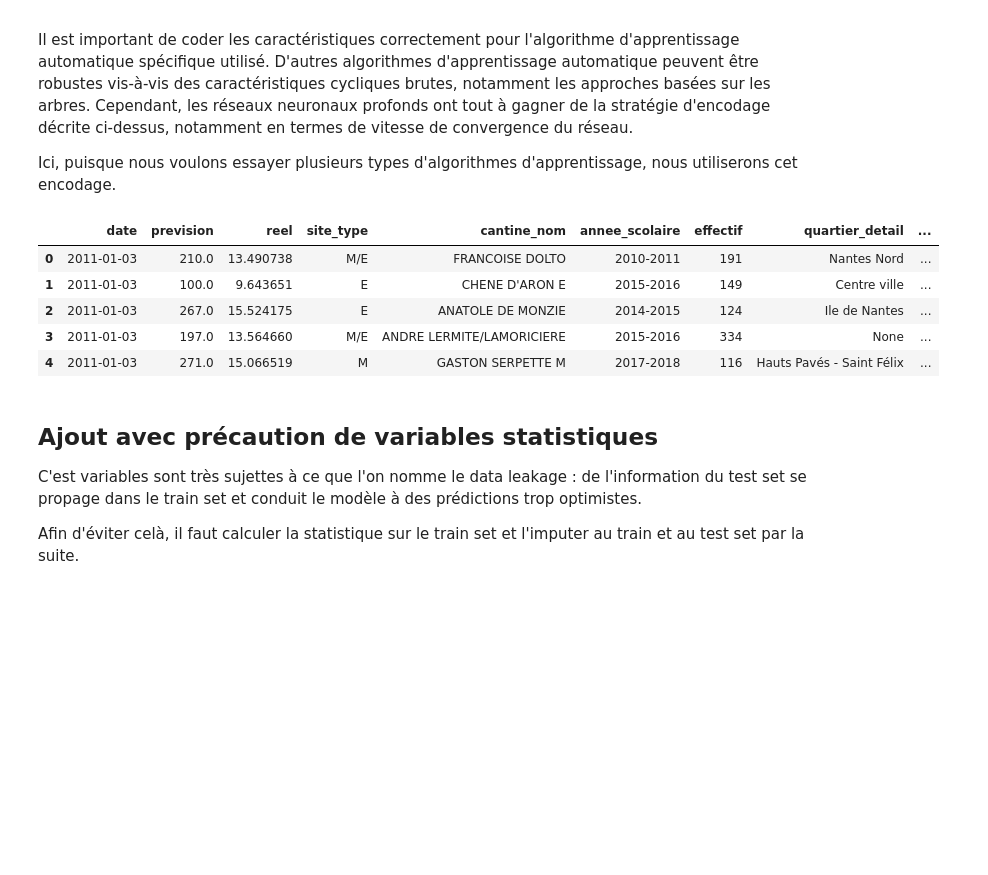
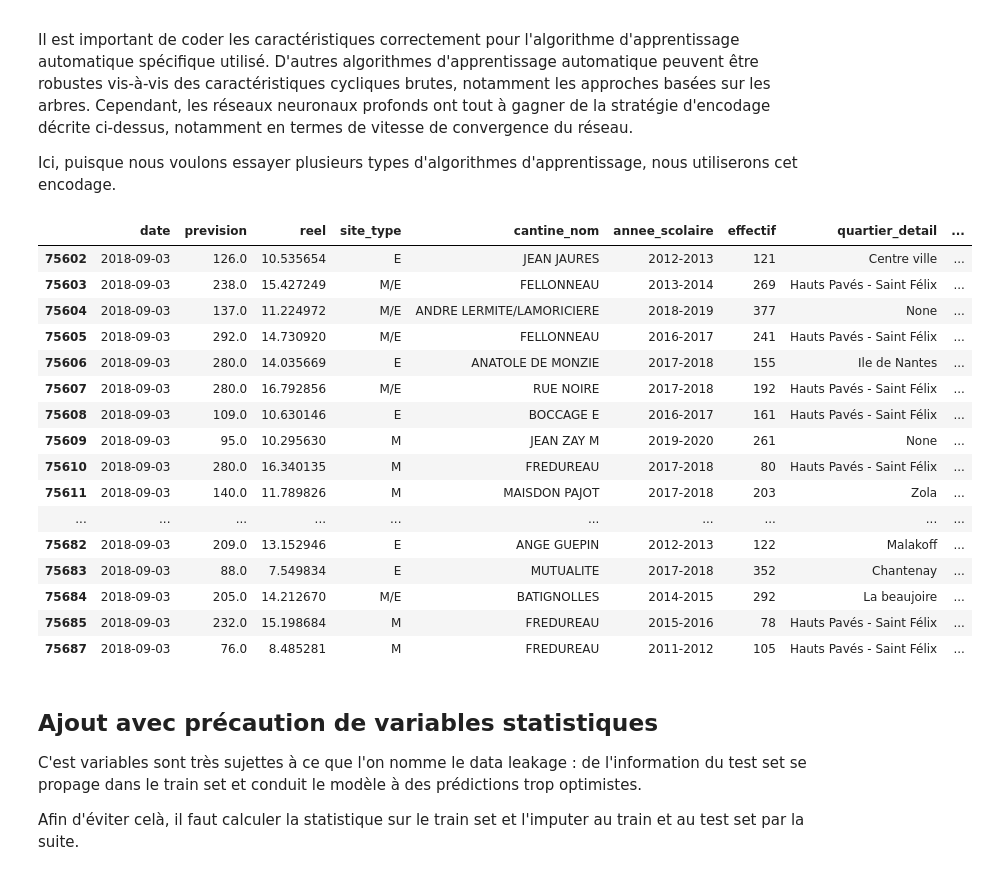
Before and after one commit to qangelot/projet_Nantes, a Jupyter notebook: research/features_engineering.ipynb, the cells around one changed output. Saved outputs shown, nothing was run; the diff lists cells and outputs as text; code cells hidden in the pictures; blank space fills up the shorter version.

```diff
--- a/research/features_engineering.ipynb
+++ b/research/features_engineering.ipynb
@@ -14,7 +14,7 @@ pd.set_option('display.max_rows', None)
 import time
 start_time = time.time()
 
-conn = sql.connect('frequentation_dtwh.db')
+conn = sql.connect('databases/frequentation_dtwh.db')
 cursor = conn.cursor()
 
 SQL_Query = pd.read_sql_query(
@@ -181,14 +181,25 @@ for col in ['month', 'day', 'day_of_week', 'day_of_year', 'quarter', 'week', 'we
 # as we will need it later on
 data['week'] = data.date.dt.isocalendar().week
 # %%
-data.head()
+data.loc[data['date']=='2018-09-03']
 # %% [output]
 |  | date | prevision | reel | site_type | cantine_nom | annee_scolaire | effectif | quartier_detail | ... |
-| 0 | 2011-01-03 | 210.0 | 13.490738 | M/E | FRANCOISE DOLTO | 2010-2011 | 191 | Nantes Nord | ... |
-| 1 | 2011-01-03 | 100.0 | 9.643651 | E | CHENE D'ARON E | 2015-2016 | 149 | Centre ville | ... |
-| 2 | 2011-01-03 | 267.0 | 15.524175 | E | ANATOLE DE MONZIE | 2014-2015 | 124 | Ile de Nantes | ... |
-| 3 | 2011-01-03 | 197.0 | 13.564660 | M/E | ANDRE LERMITE/LAMORICIERE | 2015-2016 | 334 | None | ... |
-| 4 | 2011-01-03 | 271.0 | 15.066519 | M | GASTON SERPETTE M | 2017-2018 | 116 | Hauts Pavés - Saint Félix | ... |
+| 75602 | 2018-09-03 | 126.0 | 10.535654 | E | JEAN JAURES | 2012-2013 | 121 | Centre ville | ... |
+| 75603 | 2018-09-03 | 238.0 | 15.427249 | M/E | FELLONNEAU | 2013-2014 | 269 | Hauts Pavés - Saint Félix | ... |
+| 75604 | 2018-09-03 | 137.0 | 11.224972 | M/E | ANDRE LERMITE/LAMORICIERE | 2018-2019 | 377 | None | ... |
+| 75605 | 2018-09-03 | 292.0 | 14.730920 | M/E | FELLONNEAU | 2016-2017 | 241 | Hauts Pavés - Saint Félix | ... |
+| 75606 | 2018-09-03 | 280.0 | 14.035669 | E | ANATOLE DE MONZIE | 2017-2018 | 155 | Ile de Nantes | ... |
+| 75607 | 2018-09-03 | 280.0 | 16.792856 | M/E | RUE NOIRE | 2017-2018 | 192 | Hauts Pavés - Saint Félix | ... |
+| 75608 | 2018-09-03 | 109.0 | 10.630146 | E | BOCCAGE E | 2016-2017 | 161 | Hauts Pavés - Saint Félix | ... |
+| 75609 | 2018-09-03 | 95.0 | 10.295630 | M | JEAN ZAY M | 2019-2020 | 261 | None | ... |
+| 75610 | 2018-09-03 | 280.0 | 16.340135 | M | FREDUREAU | 2017-2018 | 80 | Hauts Pavés - Saint Félix | ... |
+| 75611 | 2018-09-03 | 140.0 | 11.789826 | M | MAISDON PAJOT | 2017-2018 | 203 | Zola | ... |
+| ... | ... | ... | ... | ... | ... | ... | ... | ... | ... |
+| 75682 | 2018-09-03 | 209.0 | 13.152946 | E | ANGE GUEPIN | 2012-2013 | 122 | Malakoff | ... |
+| 75683 | 2018-09-03 | 88.0 | 7.549834 | E | MUTUALITE | 2017-2018 | 352 | Chantenay | ... |
+| 75684 | 2018-09-03 | 205.0 | 14.212670 | M/E | BATIGNOLLES | 2014-2015 | 292 | La beaujoire | ... |
+| 75685 | 2018-09-03 | 232.0 | 15.198684 | M | FREDUREAU | 2015-2016 | 78 | Hauts Pavés - Saint Félix | ... |
+| 75687 | 2018-09-03 | 76.0 | 8.485281 | M | FREDUREAU | 2011-2012 | 105 | Hauts Pavés - Saint Félix | ... |
 # %% [markdown]
 ## Ajout avec précaution de variables statistiques
 
```
Also changed, not shown: parts of 3 cells of this notebook, 14 other files.
